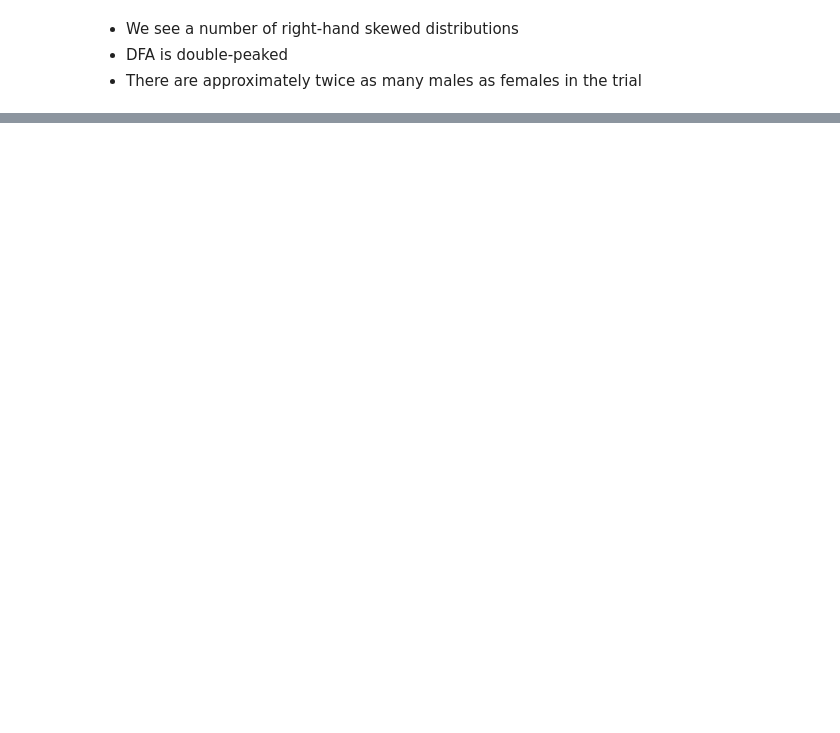
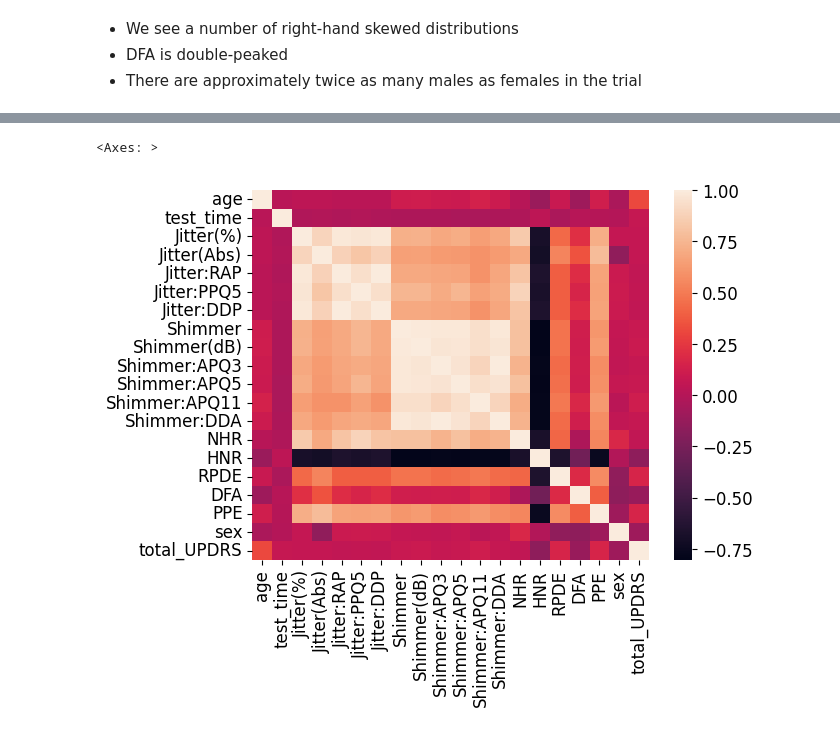
Before and after one commit to gs354/parkinsons_telemonitoring, a Jupyter notebook: parkinsons_telemonitoring/parkinsons_predict.ipynb, the cells around one changed output, grey strips where cells are left out. Cells and saved outputs as stored; diff of their text form; code cells hidden in the pictures; blank space fills up the shorter version.

```diff
--- a/parkinsons_telemonitoring/parkinsons_predict.ipynb
+++ b/parkinsons_telemonitoring/parkinsons_predict.ipynb
@@ -225,0 +246,3 @@ data.hist(bins=50, figsize=(20,15));
+# %%
+# Compute Pearson's r correlation coefficient
+corr_matrix = data.corr()
@@ -225,0 +269,5 @@ data.hist(bins=50, figsize=(20,15));
+# %%
+sns.heatmap(corr_matrix)
+# %% [output]
+<Axes: >
+[figure, added]
```
Also changed, not shown: parts of 11 cells of this notebook, 2 other files.
